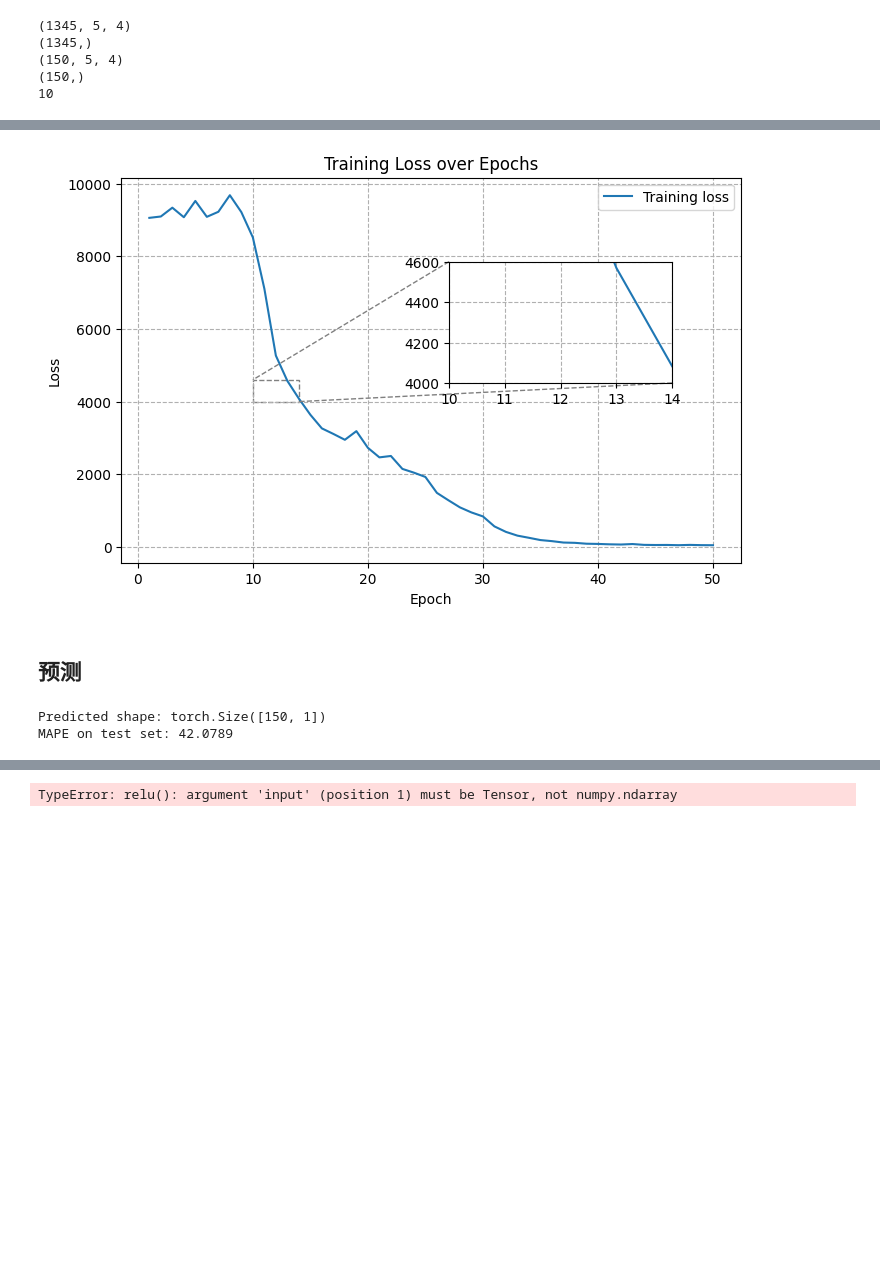
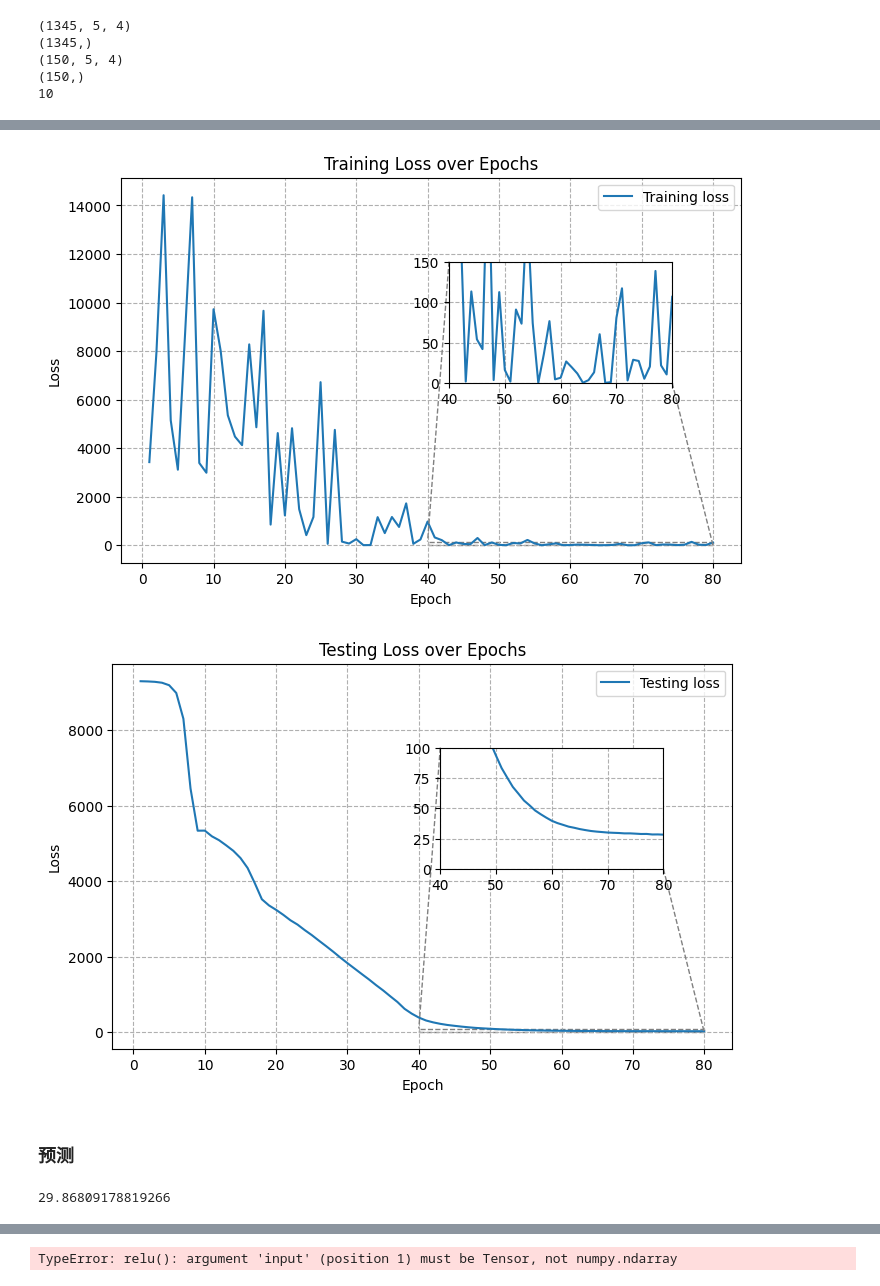
Before and after one commit to Ykiiii/mamba-minimal, a Jupyter notebook: demo.ipynb, the cells around one changed output, grey strips where cells are left out. Saved outputs shown, nothing was run; the diff lists cells and outputs as text; code cells hidden in the pictures; blank space fills up the shorter version.

```diff
--- a/demo.ipynb
+++ b/demo.ipynb
@@ -165,47 +231,68 @@ KeyboardInterrupt:
 # %%
+# 绘制 loss 曲线
 import matplotlib.pyplot as plt
 from mpl_toolkits.axes_grid1.inset_locator import inset_axes, mark_inset
-# 数据
-x = np.linspace(1,num_epochs)
-y = np.array(losses)
+# 训练数据
+x = np.linspace(1,num_epochs,num_epochs)
+y = np.array(losses_mam)
 fig, ax = plt.subplots(figsize=(8, 5))
 # 主图
 plt.plot(x,y, label='Training loss')
 ax.grid(True, linestyle='--')
 plt.xlabel('Epoch')
 plt.ylabel('Loss')
 plt.title('Training Loss over Epochs')
 plt.legend()
 # 子图
 inset_ax = inset_axes(ax, width="45%", height="45%", loc='upper right',
                       bbox_to_anchor=(0.1, 0.1, 0.8, 0.7), bbox_transform=ax.transAxes)
 inset_ax.plot(x, y)
-inset_ax.set_xlim(10, 14)  # 设置X轴范围
-inset_ax.set_ylim(4000, 4600)  # 设置Y轴范围
+inset_ax.set_xlim(40, 80)  # 设置X轴范围
+inset_ax.set_ylim(0, 150)  # 设置Y轴范围
+inset_ax.grid(True, linestyle='--')
+# 连接线
+mark_inset(ax, inset_ax, loc1=2, loc2=4, fc="none", ec="0.5",linestyle="--")
+plt.show()
+
+# 测试数据
+# x = np.linspace(1,num_epochs)
+y = np.array(mse_test_mam)
+fig, ax = plt.subplots(figsize=(8, 5))
+# 主图
+plt.plot(x,y, label='Testing loss')
+ax.grid(True, linestyle='--')
+plt.xlabel('Epoch')
+plt.ylabel('Loss')
+plt.title('Testing Loss over Epochs')
+plt.legend()
+# 子图
+inset_ax = inset_axes(ax, width="45%", height="45%", loc='upper right',
+                      bbox_to_anchor=(0.1, 0.1, 0.8, 0.7), bbox_transform=ax.transAxes)
+inset_ax.plot(x, y)
+inset_ax.set_xlim(40, 80)  # 设置X轴范围
+inset_ax.set_ylim(0, 100)  # 设置Y轴范围
 inset_ax.grid(True, linestyle='--')
 # 连接线
 mark_inset(ax, inset_ax, loc1=2, loc2=4, fc="none", ec="0.5",linestyle="--")
 
-
 plt.show()
 # %% [output]
-[figure, old version]
+[figure, new version]
+[figure, added]
 # %% [markdown]
-## 预测
+### 预测
 # %%
-# 预测
-model.eval()
+# 预测误差
+from sklearn.metrics import mean_squared_error
+
+model_mam.eval()
 with torch.no_grad():
-    y_pred = model(X_test_tensor)
-
-print(f"Predicted shape: {y_pred.shape}")
-# 计算MAPE
-y_pred = y_pred.to('cpu').numpy()
-mape = np.mean(np.abs((y_pred - y_test) / y_test)) * 100
-print(f'MAPE on test set: {mape:.4f}')
+    y_pred = model_mam(X_test_tensor)
+# print(f"Predicted shape: {y_pred.shape}")
+mse = mean_squared_error(y_pred , y_test)
+print(mse)
 # %% [output]
-Predicted shape: torch.Size([150, 1])
-MAPE on test set: 42.0789
+29.86809178819266
 # %%
 import matplotlib.pyplot as plt
 plt.figure(figsize=(15, 5))
```
Also changed, not shown: parts of 46 cells of this notebook, 3 other files.
